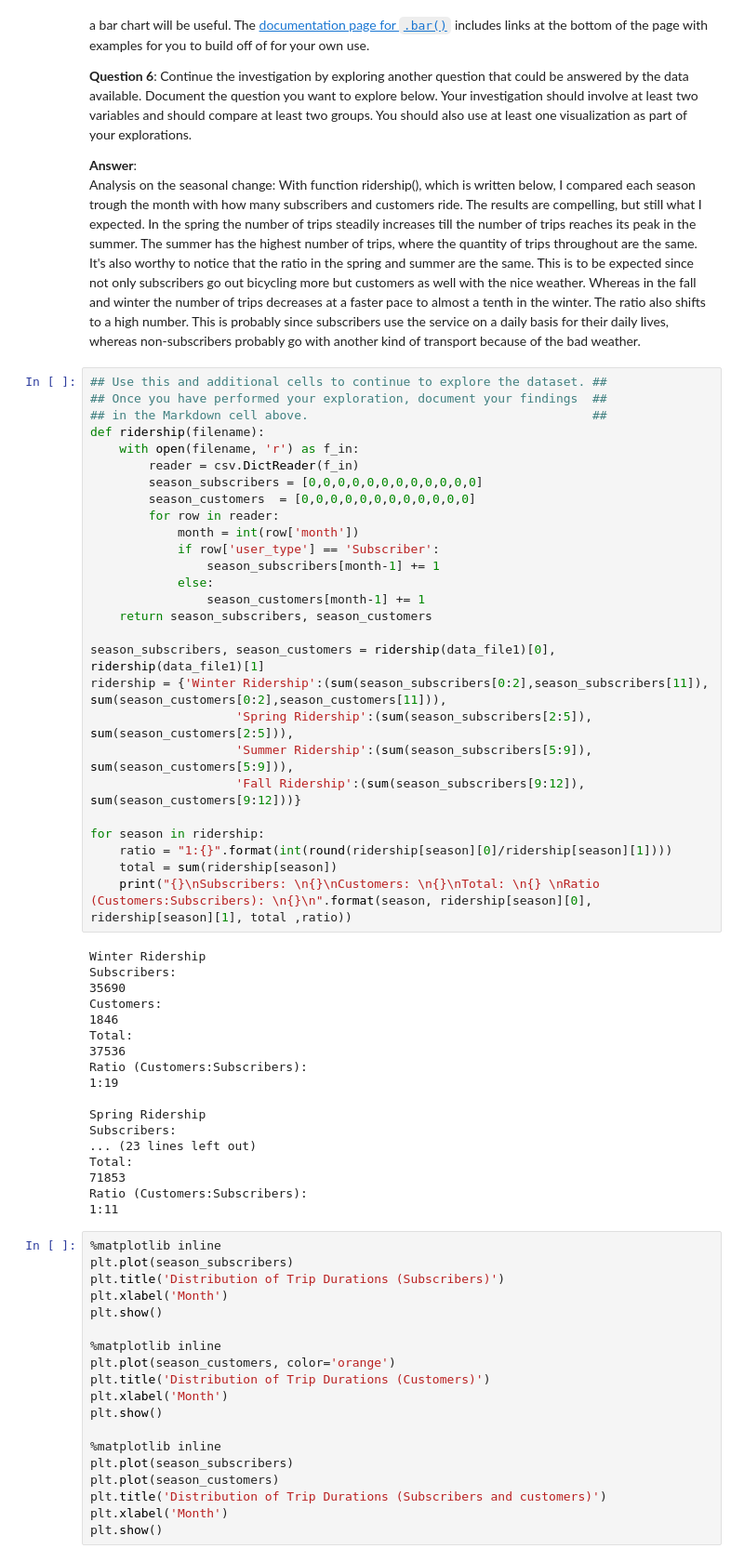
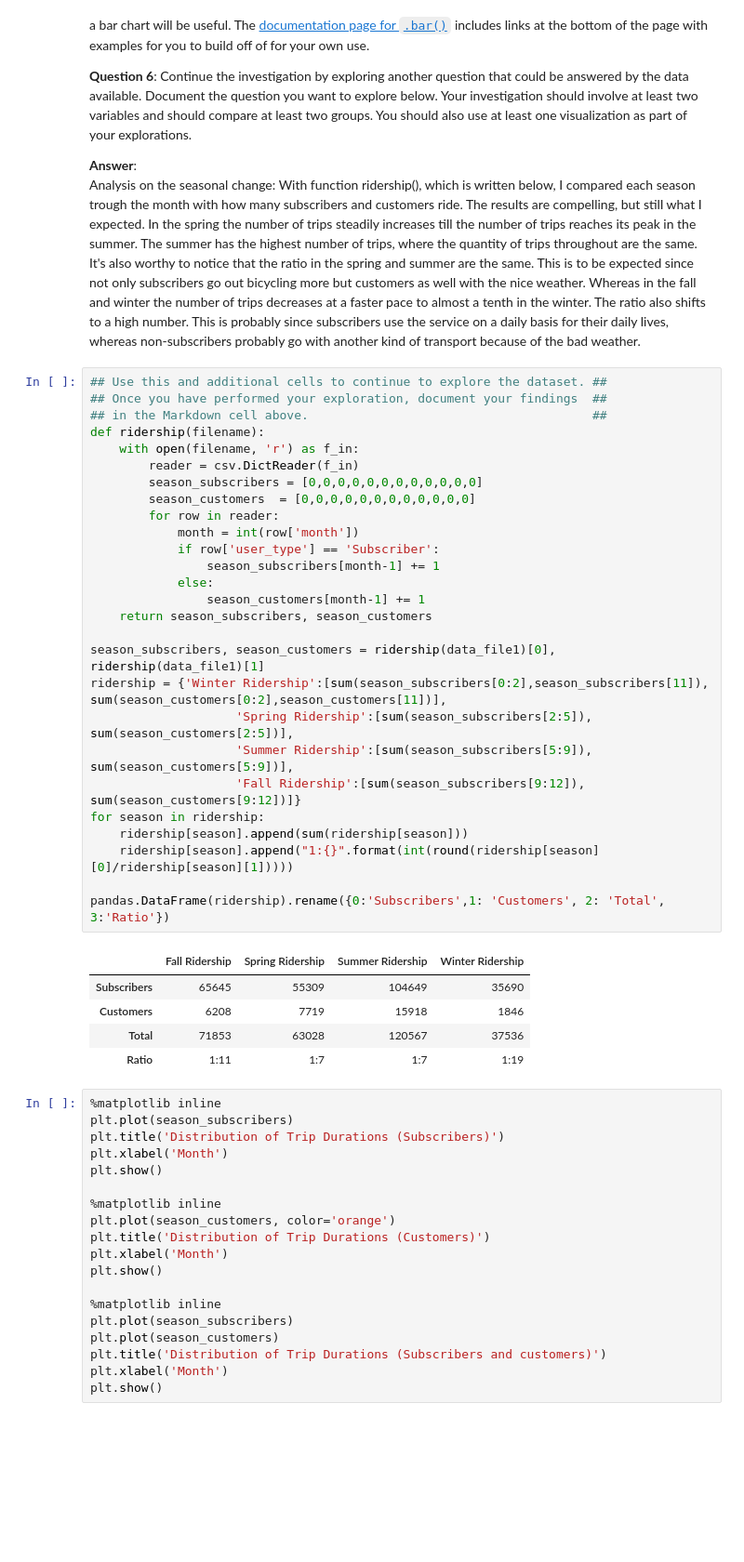
Before and after one commit to davincilisapaly/Udacity---Data-Analyst---Bike-Share-Data, a Jupyter notebook: Bike_Share_Analysis.ipynb, the cells around one changed output. Shown at 93% size. Cells and saved outputs as stored; diff of their text form; blank space fills up the shorter version.

```diff
--- a/Bike_Share_Analysis.ipynb
+++ b/Bike_Share_Analysis.ipynb
@@ -562,48 +582,36 @@ With function ridership(), which is written below, I compared each season trough
 # %%
 ## Use this and additional cells to continue to explore the dataset. ##
 ## Once you have performed your exploration, document your findings  ##
 ## in the Markdown cell above.                                       ##
 def ridership(filename):
     with open(filename, 'r') as f_in:
         reader = csv.DictReader(f_in)
         season_subscribers = [0,0,0,0,0,0,0,0,0,0,0,0]
         season_customers  = [0,0,0,0,0,0,0,0,0,0,0,0]
         for row in reader:
             month = int(row['month'])
             if row['user_type'] == 'Subscriber':
                 season_subscribers[month-1] += 1
             else:
                 season_customers[month-1] += 1
     return season_subscribers, season_customers
 
 season_subscribers, season_customers = ridership(data_file1)[0], ridership(data_file1)[1]
-ridership = {'Winter Ridership':(sum(season_subscribers[0:2],season_subscribers[11]), sum(season_customers[0:2],season_customers[11])),
-                    'Spring Ridership':(sum(season_subscribers[2:5]), sum(season_customers[2:5])),
-                    'Summer Ridership':(sum(season_subscribers[5:9]), sum(season_customers[5:9])),
-                    'Fall Ridership':(sum(season_subscribers[9:12]), sum(season_customers[9:12]))}
+ridership = {'Winter Ridership':[sum(season_subscribers[0:2],season_subscribers[11]), sum(season_customers[0:2],season_customers[11])],
+                    'Spring Ridership':[sum(season_subscribers[2:5]), sum(season_customers[2:5])],
+                    'Summer Ridership':[sum(season_subscribers[5:9]), sum(season_customers[5:9])],
+                    'Fall Ridership':[sum(season_subscribers[9:12]), sum(season_customers[9:12])]}
+for season in ridership:
+    ridership[season].append(sum(ridership[season]))
+    ridership[season].append("1:{}".format(int(round(ridership[season][0]/ridership[season][1]))))
 
-for season in ridership:
-    ratio = "1:{}".format(int(round(ridership[season][0]/ridership[season][1])))
-    total = sum(ridership[season])
-    print("{}\nSubscribers: \n{}\nCustomers: \n{}\nTotal: \n{} \nRatio (Customers:Subscribers): \n{}\n".format(season, ridership[season][0], ridership[season][1], total ,ratio))
+pandas.DataFrame(ridership).rename({0:'Subscribers',1: 'Customers', 2: 'Total', 3:'Ratio'})
 # %% [output]
-Winter Ridership
-Subscribers:
-35690
-Customers:
-1846
-Total:
-37536
-Ratio (Customers:Subscribers):
-1:19
-
-Spring Ridership
-Subscribers:
-... (23 lines left out)
-Total:
-71853
-Ratio (Customers:Subscribers):
-1:11
+|  | Fall Ridership | Spring Ridership | Summer Ridership | Winter Ridership |
+| Subscribers | 65645 | 55309 | 104649 | 35690 |
+| Customers | 6208 | 7719 | 15918 | 1846 |
+| Total | 71853 | 63028 | 120567 | 37536 |
+| Ratio | 1:11 | 1:7 | 1:7 | 1:19 |
 # %%
 %matplotlib inline
 plt.plot(season_subscribers)
```
Also changed, not shown: parts of 12 cells of this notebook, 1 other file.
